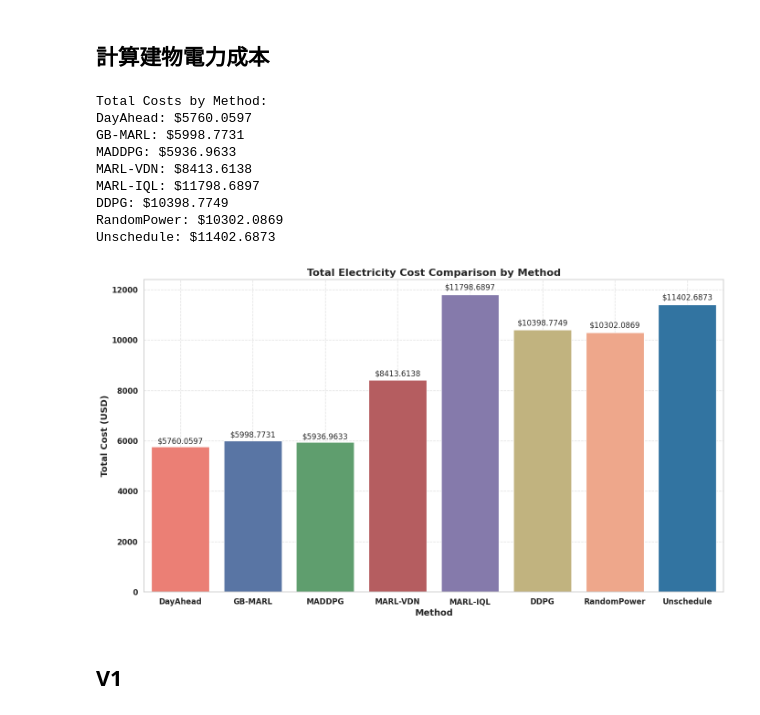
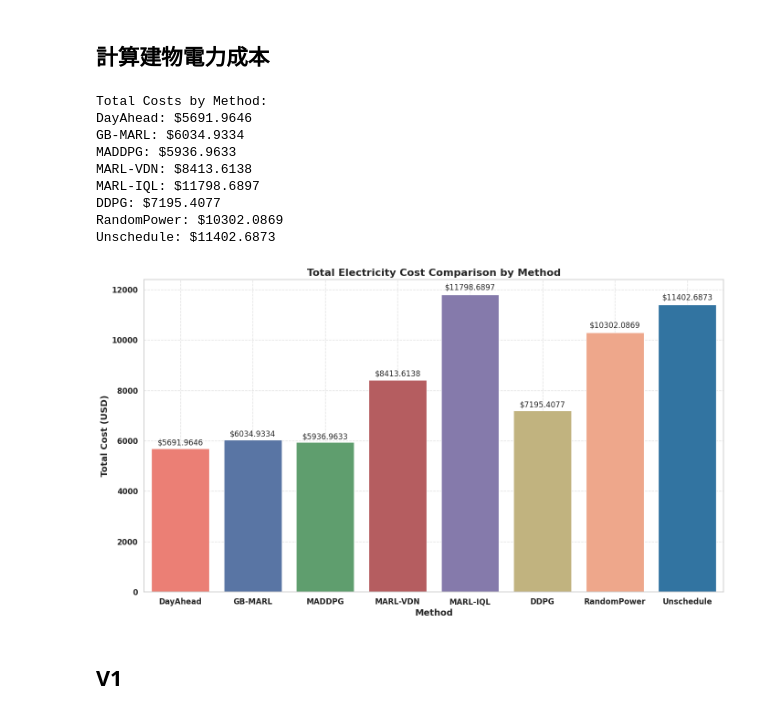
Before and after one commit to carlwang49/MY_WORK, a Jupyter notebook: Evaluation.ipynb, the cells around one changed output. Cells and saved outputs as stored; diff of their text form; code cells hidden in the pictures.

Commit message:
add old eval & add GB-MARL-without_high_level

```diff
--- a/Evaluation.ipynb
+++ b/Evaluation.ipynb
@@ -196,12 +196,12 @@ soc_file = '/soc_history.csv'
 charging_file = '/charging_records.csv'
 
 
-DayAhead_dir = './Result/DayAhead_09-01_09-30_num20_sim_v0/1'
-GB_MARL_dir = './Result/GB-MARL-v2.1_alpha0.5_beta0.1_num10_s1/1'
+DayAhead_dir = './Result/DayAhead_09-01_09-30_num10_sim_v0/4'
+GB_MARL_dir = './Result/GB-MARL-v2.1_alpha0.5_beta0.1_num10_s1/45'
 MADDPG_dir = './Results/MADDPG_07-01_09-01_10_sim_v1/7'
 VDN_dir = './Result/VDN-MARL_alpha0.5_beta0.1_num20_sim_v0/1'
 IQL_dir = './Result/IQL-MARL_07-01_09-01_20_sim_v0/1'
-DDPG_dir = './Result/DDPG_alpha0.5_beta0.1_10_sim_v1/1'
+DDPG_dir = './Results/DDPG/DDPG_alpha0.5_beta0.5_20_sim_v1/1'
 Random_dir = './Result/RandomPower_09-01_09-30_20_sim_v0/1'
 Unschedule_dir = './Result/Unschedule_09-01_09-30_20_sim_v0/1'
 
@@ -293,37 +293,37 @@ plt.show()
 # plt.xticks(fontsize=12, fontweight='bold')
 # plt.yticks(fontsize=12, fontweight='bold')
 # plt.tight_layout()
 # plt.show()
 
 
 # fig, ax = plt.subplots(figsize=(14, 8))
 # bars = sns.barplot(x=method_names, y=current_tariffs, palette=colors, ax=ax)
 
 # ax.set_xlabel('Method', fontsize=14, fontweight='bold')
 # ax.set_ylabel('Current Tariff (USD)', fontsize=14, fontweight='bold')
 # ax.set_title('Current Tariff Comparison by Method', fontsize=16, fontweight='bold')
 # ax.grid(True, linestyle='--', alpha=0.6)
 
 # for bar, yval in zip(bars.patches, current_tariffs):
 #     height = bar.get_height()
 #     ax.text(bar.get_x() + bar.get_width()/2, height + 0.01 * height, f'${height:.2f}', ha='center', va='bottom', fontsize=12)
 
 # plt.xticks(fontsize=12, fontweight='bold')
 # plt.yticks(fontsize=12, fontweight='bold')
 # plt.tight_layout()
 
 # plt.show()
 # %% [output]
 Total Costs by Method:
-DayAhead: $5760.0597
-GB-MARL: $5998.7731
+DayAhead: $5691.9646
+GB-MARL: $6034.9334
 MADDPG: $5936.9633
 MARL-VDN: $8413.6138
 MARL-IQL: $11798.6897
-DDPG: $10398.7749
+DDPG: $7195.4077
 RandomPower: $10302.0869
 Unschedule: $11402.6873
-[figure, old version]
+[figure, new version]
 # %% [markdown]
 ## V1
 # %%
```
Also changed, not shown: parts of 6 cells of this notebook, 15 other files.
